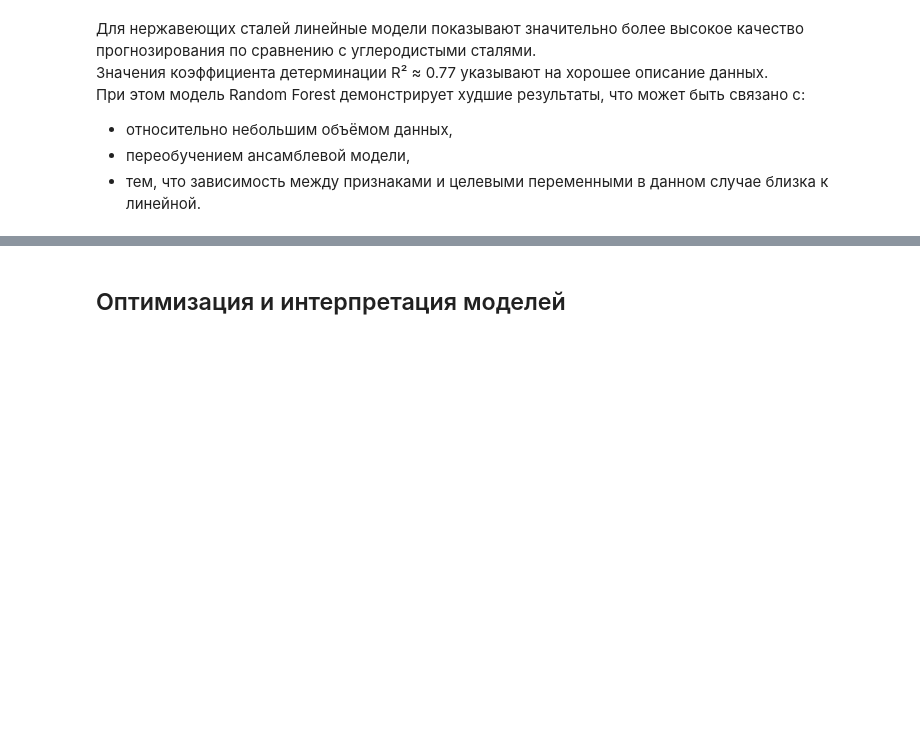
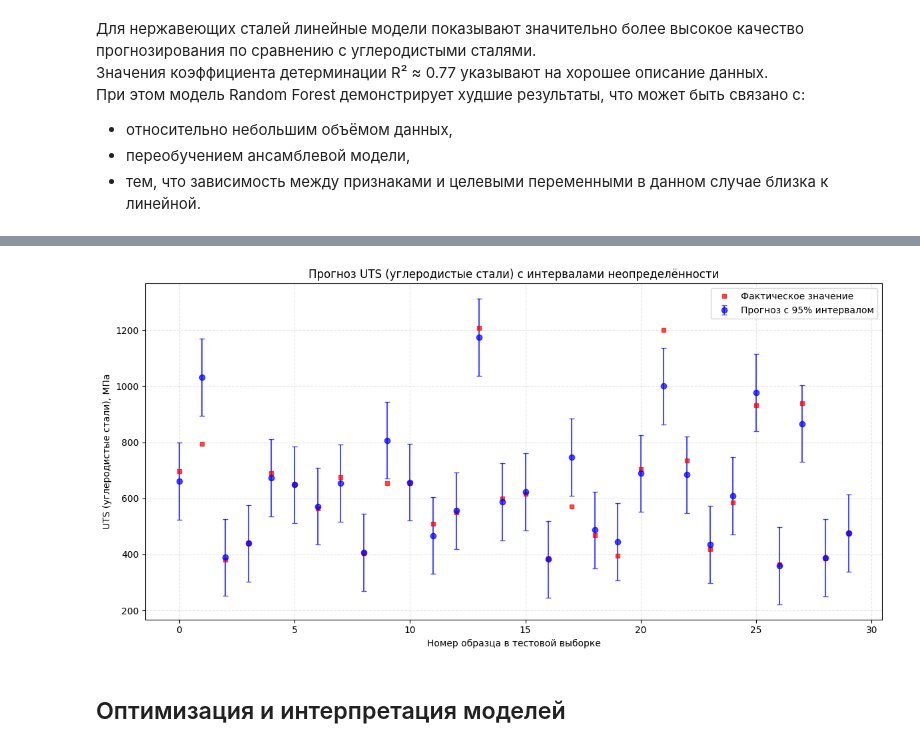
Before and after one commit to IlyaSv1/steel_predictor_app, a Jupyter notebook: data_analysis/modeling.ipynb, the cells around one changed output, grey strips where cells are left out. Cells and saved outputs as stored; diff of their text form; code cells hidden in the pictures; blank space fills up the shorter version.

```diff
--- a/data_analysis/modeling.ipynb
+++ b/data_analysis/modeling.ipynb
@@ -304,3 +414,36 @@ results_stainless_df
+# %%
+import matplotlib.pyplot as plt
+
+def plot_intervals_sample(y_true, y_pred, intervals, target_name, n_samples=30):
+    """Визуализация выборки прогнозов с интервалами"""
+    indices = np.arange(min(n_samples, len(y_true)))
+
+    plt.figure(figsize=(12, 6))
+    plt.errorbar(
+        indices,
+        y_pred[indices, 0],
+        yerr=intervals['std_error'][0] * intervals['z_value'],
+        fmt='o', capsize=3, label='Прогноз с 95% интервалом', alpha=0.7, color='blue'
+    )
+    plt.plot(indices, y_true[indices, 0], 's', label='Фактическое значение',
+             alpha=0.7, color='red', markersize=4)
+    plt.xlabel('Номер образца в тестовой выборке')
+    plt.ylabel(f'{target_name}, МПа')
+    plt.title(f'Прогноз {target_name} с интервалами неопределённости')
+    plt.legend()
+    plt.grid(alpha=0.3, linestyle='--')
+    plt.tight_layout()
+    plt.show()
+
+# Пример для предела прочности (UTS) углеродистых сталей
+plot_intervals_sample(
+    yc_test.values,
+    y_pred_carbon,
+    intervals_carbon,
+    'UTS (углеродистые стали)'
+)
+# %% [output]
+[figure, added]
 # %% [markdown]
 ## Оптимизация и интерпретация моделей
 # %% [markdown]
```
Also changed, not shown: parts of 10 cells of this notebook, 2 other files.
